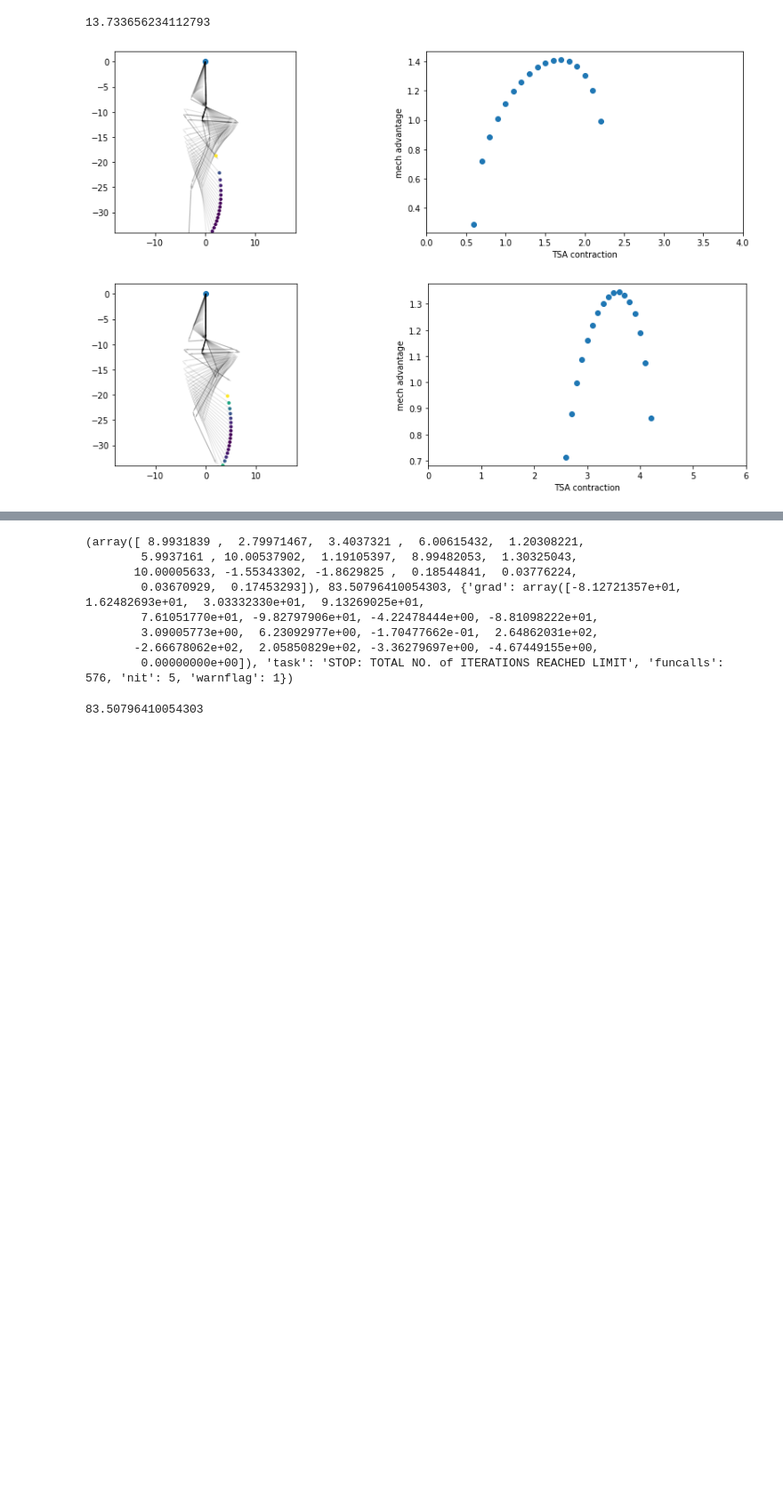
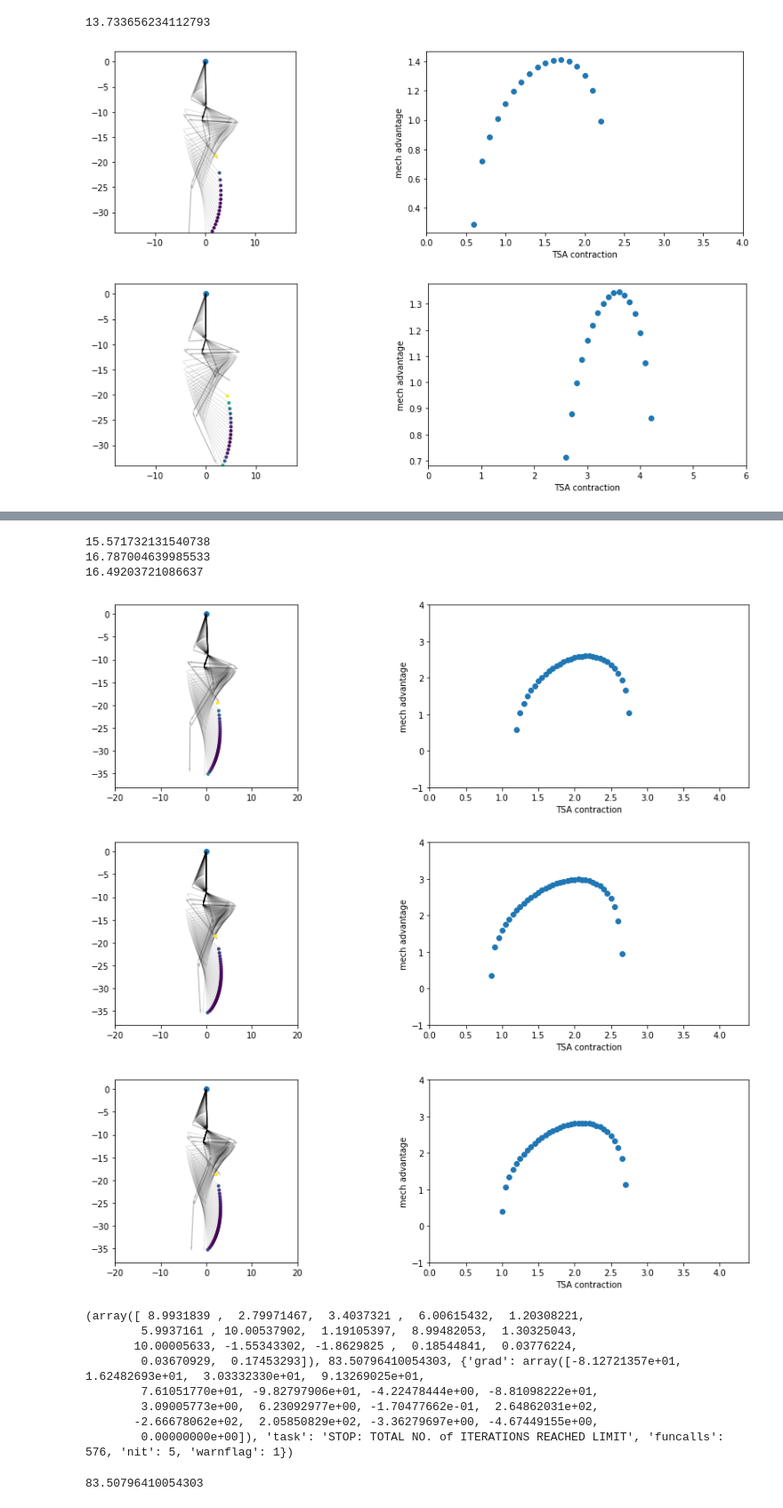
Before and after one commit to qwertpas/saltosim, a Jupyter notebook: notebooks/linkage.ipynb, the cells around one changed output, grey strips where cells are left out. Shown: that part at 89% size. Drawn from its saved outputs; the diff is of its cells as text; code cells hidden in the pictures; blank space fills up the shorter version.

```diff
--- a/notebooks/linkage.ipynb
+++ b/notebooks/linkage.ipynb
@@ -215,6 +215,7 @@ def try_config(min_Lx=4, max_Lx=8.4, step=0.1):
 
     ax2.plot(contractions, ma, 'o')
     ax2.set_xlim(0, max_Lx-min_Lx)
+    ax2.set_ylim(-1, 4)
     ax2.set_xlabel('TSA contraction')
     ax2.set_ylabel('mech advantage')
 
@@ -248,8 +249,8 @@ try_config(min_Lx=4, max_Lx=10, step=0.1)
 [figure]
 [figure]
 # %%
-from scipy.optimize import fmin_l_bfgs_b
-def objective(param, min_Lx=4, max_Lx=8, step=0.1, doPlot=False):
+from scipy.optimize import *
+def objective(param, info={'Nfeval':0}, min_Lx=4, max_Lx=8, step=0.05, doPlot=False):
     g = globals()
     g['L1'] = param[0]
     g['L2'] = param[1]
@@ -278,10 +279,17 @@ def objective(param, min_Lx=4, max_Lx=8, step=0.1, doPlot=False):
         if ier==1:
             if(doPlot): plotLinks('k', 0.1)
             foot_ys.append(footpos[1])
+
     if len(foot_ys)==0: return 100
 
+    yextension = (max(foot_ys) - min(foot_ys))
 
-    return 100 - (max(foot_ys) - min(foot_ys))
+    # display information
+    if info['Nfeval']%100 == 0:
+        print(f"{info['Nfeval']}   {yextension}    {repr(param)}")
+    info['Nfeval'] += 1
+
+    return 100 - yextension
 
 x0 = [9, 2.8, 3.4, 6, 1.2, 6, 10, 1.2, 9, 1.3, 10, radians(-90), radians(-105.8), radians(10), radians(2), radians(2), radians(10)]
 
@@ -322,3 +329,26 @@ STOP: TOTAL NO. of ITERATIONS REACHED LIMIT
+# %%
+objective([ 8.99,  2.8 ,  3.41,  6.01,  1.21,  5.99, 10.01,  1.18,  8.99,
+        1.31, 10.  , -1.53, -1.88,  0.2 ,  0.04,  0.04,  0.17])
+print(try_config(step=0.05))
+
+objective([ 8.99929771,  2.8000103 ,  3.40034961,  6.00066904,  1.20039999,
+        5.99930793, 10.00044037,  1.19909615,  8.99957612,  1.30027016,
+       10.00000394, -1.56890543, -1.84838088,  0.17580208,  0.03512968,
+        0.03504082,  0.17453293])
+print(try_config(step=0.05))
+
+objective([ 8.9931839 ,  2.79971467,  3.4037321 ,  6.00615432,  1.20308221,
+        5.9937161 , 10.00537902,  1.19105397,  8.99482053,  1.30325043,
+       10.00005633, -1.55343302, -1.8629825 ,  0.18544841,  0.03776224,
+        0.03670929,  0.17453293])
+print(try_config(step=0.05))
+# %% [output]
+15.571732131540738
+16.787004639985533
+16.49203721086637
+[figure, added]
+[figure, added]
+[figure, added]
 # %%
 print(res)
 objective(res[0])
```
Also changed, not shown: parts of 4 cells of this notebook, 1 other file.
